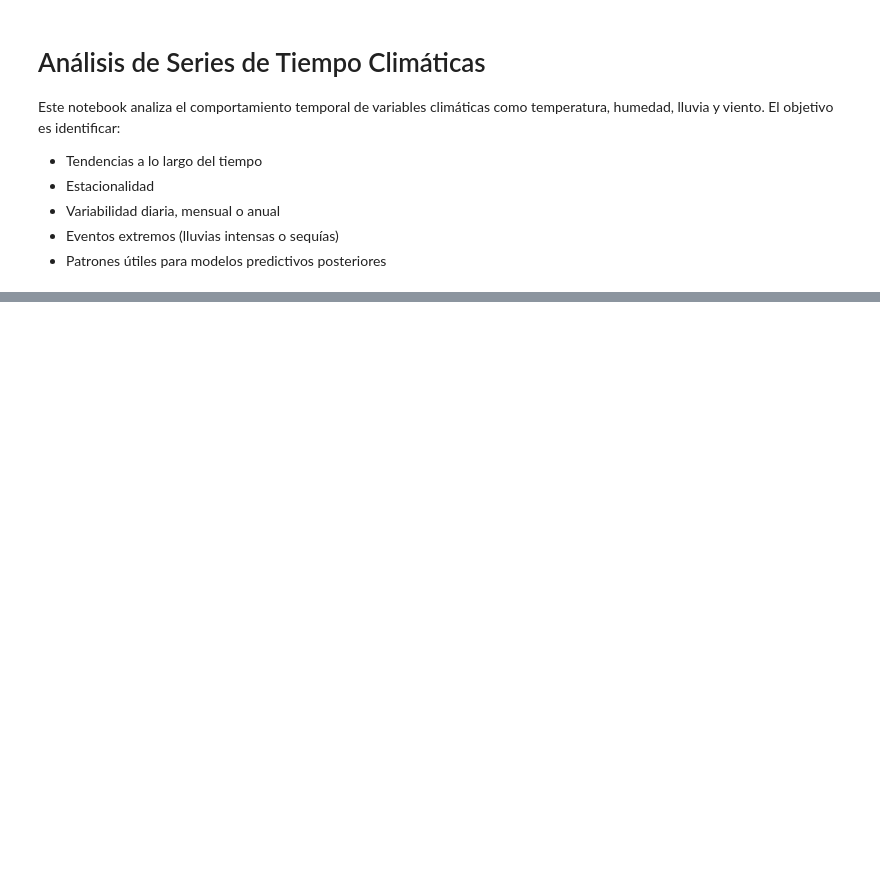
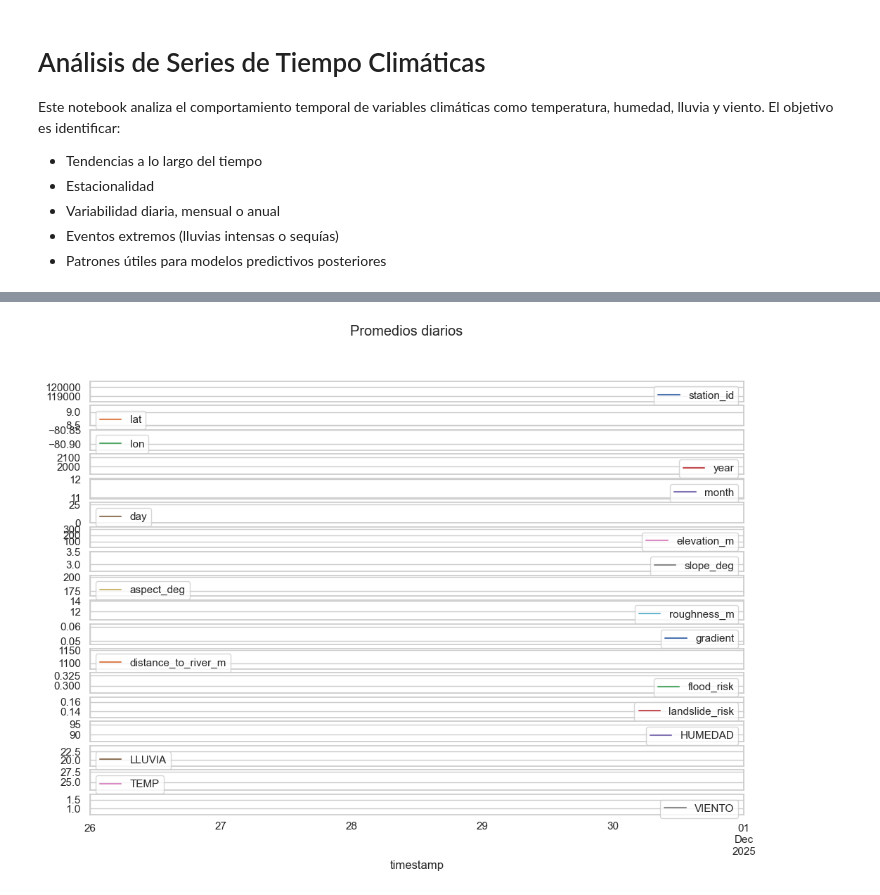
Before and after one commit to wfranco09/Proyecto2--Python, a Jupyter notebook: notebooks/SeriesTiempoClima.ipynb, the cells around one changed output, grey strips where cells are left out. Drawn from its saved outputs; the diff is of its cells as text; code cells hidden in the pictures; blank space fills up the shorter version.

Commit message:
Corrección Errores 1

```diff
--- a/notebooks/SeriesTiempoClima.ipynb
+++ b/notebooks/SeriesTiempoClima.ipynb
@@ -24,7 +24,7 @@ sns.set(style="whitegrid")
 BASE_DIR = Path("..").resolve()
 
 # Carpeta donde se guardan los datasets limpios
-data_path = BASE_DIR / "DataClean" / "master"
+data_path = BASE_DIR / "data_clean" / "master"
 
 # Cargar el dataset "wide" (TEMP, HUMEDAD, LLUVIA, VIENTO)
 df = pd.read_parquet(data_path / "master_dataset_final_wide.parquet")
@@ -57,8 +61,17 @@ plt.show()
 # %%
-# Resampling promedios diarios
-df_daily = df.resample("D").mean()
+# Resampling promedios diarios (sólo columnas numéricas)
+numeric_cols = df.select_dtypes(include=["number"]).columns
+if len(numeric_cols) == 0:
+    raise ValueError("No hay columnas numéricas para promediar. Revisa dtypes del DataFrame: {}".format(df.dtypes))
+df_numeric = df[numeric_cols].copy()
+# Forzar conversión de valores que estén como objetos a numérico (NaN en errores)
+df_numeric = df_numeric.apply(pd.to_numeric, errors="coerce")
+# Resample usando sólo las columnas numéricas
+df_daily = df_numeric.resample("D").mean()
 df_daily.plot(subplots=True, figsize=(12,8), title="Promedios diarios")
 plt.show()
+# %% [output]
+[figure, added]
 # %%
 #aqui una de Detección de picos (lluvias fuertes o sequías), la agrego porq no esta de más a ver si compara
 plt.figure(figsize=(12,5))
```
Also changed, not shown: parts of 3 cells of this notebook, 3 other files.
